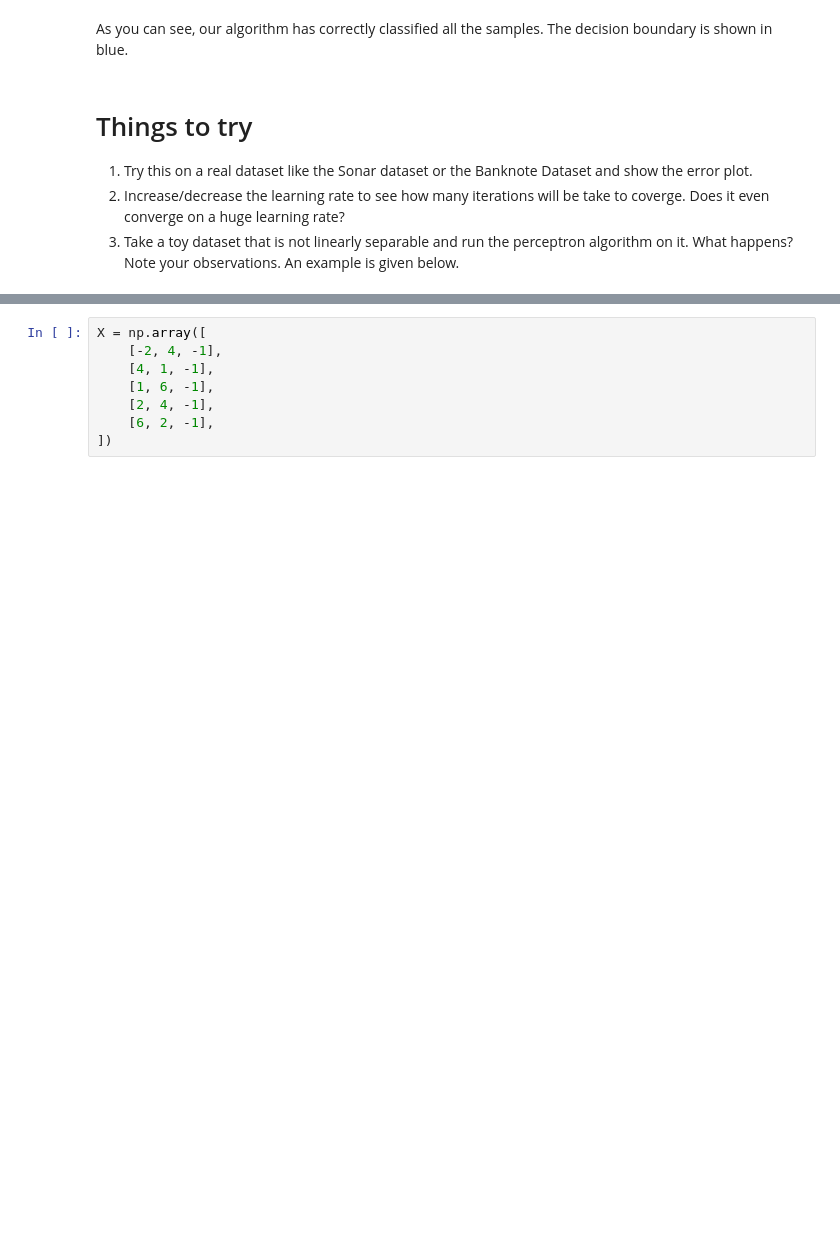
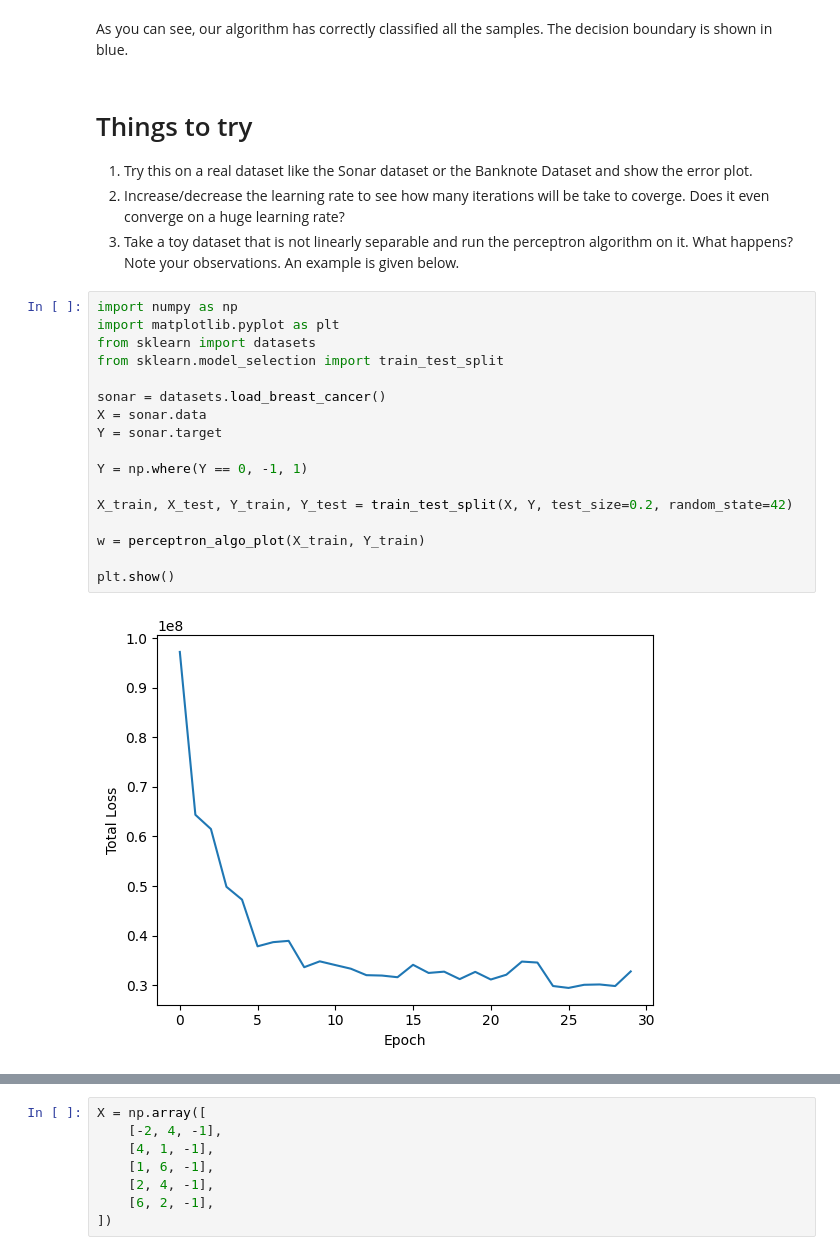
Before and after one commit to kumar-017/FMML_Labs, a Jupyter notebook: FMML_Module4_Lab1_2024.ipynb, the cells around one changed output, grey strips where cells are left out. Cells and saved outputs as stored; diff of their text form; blank space fills up the shorter version.

```diff
--- a/FMML_Module4_Lab1_2024.ipynb
+++ b/FMML_Module4_Lab1_2024.ipynb
@@ -134,3 +134,22 @@ As you can see, our algorithm has correctly classified all the samples. The deci
 1.   Try this on a real dataset like the Sonar dataset or the Banknote Dataset and show the error plot.
 2.   Increase/decrease the learning rate to see how many iterations will be take to coverge. Does it even converge on a huge learning rate?
 4. Take a toy dataset that is not linearly separable and run the perceptron algorithm on it. What happens? Note your observations. An example is given below.
+# %%
+import numpy as np
+import matplotlib.pyplot as plt
+from sklearn import datasets
+from sklearn.model_selection import train_test_split
+
+sonar = datasets.load_breast_cancer()
+X = sonar.data
+Y = sonar.target
+
+Y = np.where(Y == 0, -1, 1)
+
+X_train, X_test, Y_train, Y_test = train_test_split(X, Y, test_size=0.2, random_state=42)
+
+w = perceptron_algo_plot(X_train, Y_train)
+
+plt.show()
+# %% [output]
+[figure, added]
```
Also changed, not shown: parts of 1 cell of this notebook.
